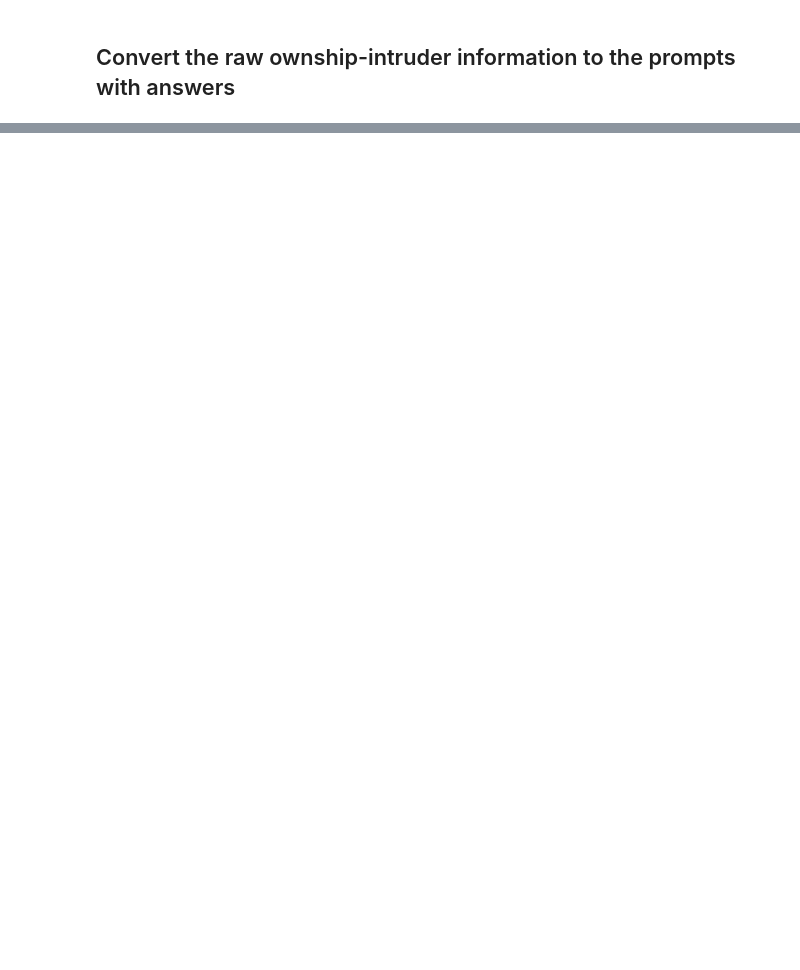
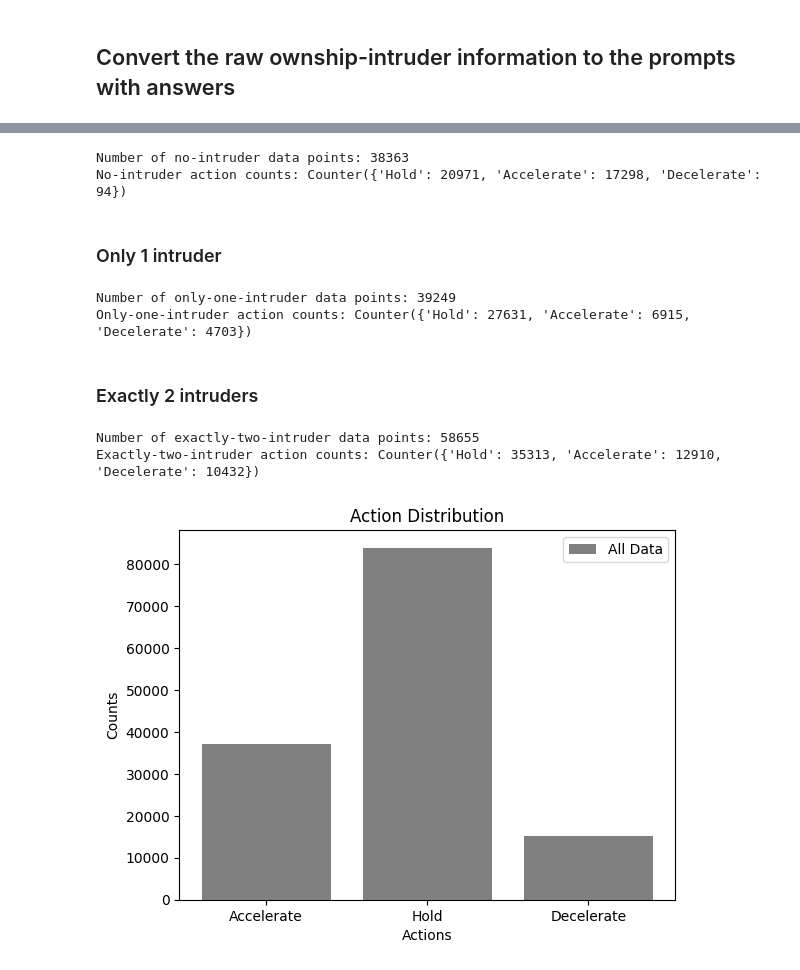
Before and after one commit to iman-sharifi-ghb/LLM-based-Safe-Separation-ATC, a Jupyter notebook: prompt_generator.ipynb, the cells around one changed output, grey strips where cells are left out. Cells and saved outputs as stored; diff of their text form; code cells hidden in the pictures; blank space fills up the shorter version.

Commit message:
balanced data setup for training

```diff
--- a/prompt_generator.ipynb
+++ b/prompt_generator.ipynb
@@ -304,10 +199,10 @@ def get_ownship_prompt(env, ownship_intruder_info):
 # %%
-import json
-import pandas as pd
+
+# import pandas as pd
 
 # Load the JSONL file
 data = []
-with open('raw_ownship_intruders_data_Oct30.jsonl', 'r') as file:
+with open('raw_ownship_intruders_data_Nov10.jsonl', 'r') as file:
     for line in file:
         data.append(json.loads(line.strip()))
 
@@ -322,0 +222,5 @@ for row in data[0:2]:
+# %%
+actions = [row['ownship_action'] for row in data]
+from collections import Counter
+action_counts = Counter(actions)
+print("Action counts:", action_counts)
@@ -322,0 +231,49 @@ for row in data[0:2]:
+# %%
+no_intruder_data = [row for row in data if row['ownship_info']['num_intruders_ahead'] == 0]
+print(f"Number of no-intruder data points: {len(no_intruder_data)}")
+# action statistics for no-intruder data
+no_intruder_actions = [row['ownship_action'] for row in no_intruder_data]
+no_intruder_action_counts = Counter(no_intruder_actions)
+print("No-intruder action counts:", no_intruder_action_counts)
+# %% [output]
+Number of no-intruder data points: 38363
+No-intruder action counts: Counter({'Hold': 20971, 'Accelerate': 17298, 'Decelerate': 94})
+# %% [markdown]
+### Only 1 intruder
+# %%
+only_one_intruder_data = [row for row in data if row['ownship_info']['num_intruders_ahead'] == 1]
+print(f"Number of only-one-intruder data points: {len(only_one_intruder_data)}")
+# action statistics for only-one-intruder data
+only_one_intruder_actions = [row['ownship_action'] for row in only_one_intruder_data]
+only_one_intruder_action_counts = Counter(only_one_intruder_actions)
+print("Only-one-intruder action counts:", only_one_intruder_action_counts)
+# %% [output]
+Number of only-one-intruder data points: 39249
+Only-one-intruder action counts: Counter({'Hold': 27631, 'Accelerate': 6915, 'Decelerate': 4703})
+# %% [markdown]
+### Exactly 2 intruders
+# %%
+exactly_two_intruder_data = [row for row in data if row['ownship_info']['num_intruders_ahead'] == 2]
+print(f"Number of exactly-two-intruder data points: {len(exactly_two_intruder_data)}")
+# action statistics for exactly-two-intruder data
+exactly_two_intruder_actions = [row['ownship_action'] for row in exactly_two_intruder_data]
+exactly_two_intruder_action_counts = Counter(exactly_two_intruder_actions)
+print("Exactly-two-intruder action counts:", exactly_two_intruder_action_counts)
+# %% [output]
+Number of exactly-two-intruder data points: 58655
+Exactly-two-intruder action counts: Counter({'Hold': 35313, 'Accelerate': 12910, 'Decelerate': 10432})
+# %%
+import matplotlib.pyplot as plt
+
+plt.bar(action_counts.keys(), action_counts.values(), color='gray', label='All Data')
+# plt.bar(no_intruder_action_counts.keys(), no_intruder_action_counts.values(), color='orange', alpha=0.7, label='No Intruder subset')
+# plt.bar(only_one_intruder_action_counts.keys(), only_one_intruder_action_counts.values(), color='blue', alpha=0.7, label='Only One Intruder subset')
+# plt.bar(exactly_two_intruder_action_counts.keys(), exactly_two_intruder_action_counts.values(), color='green', alpha=0.7, label='Exactly Two Intruders subset')
+
+plt.title('Action Distribution')
+plt.xlabel('Actions')
+plt.ylabel('Counts')
+plt.legend()
+plt.show()
+# %% [output]
+[figure, added]
```
Also changed, not shown: parts of 30 cells of this notebook, 2 other files.
